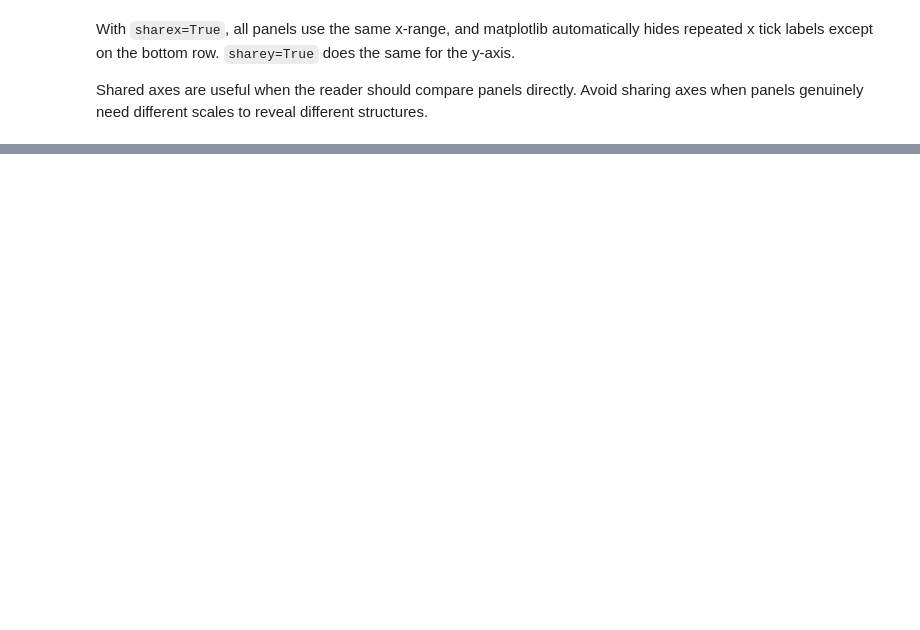
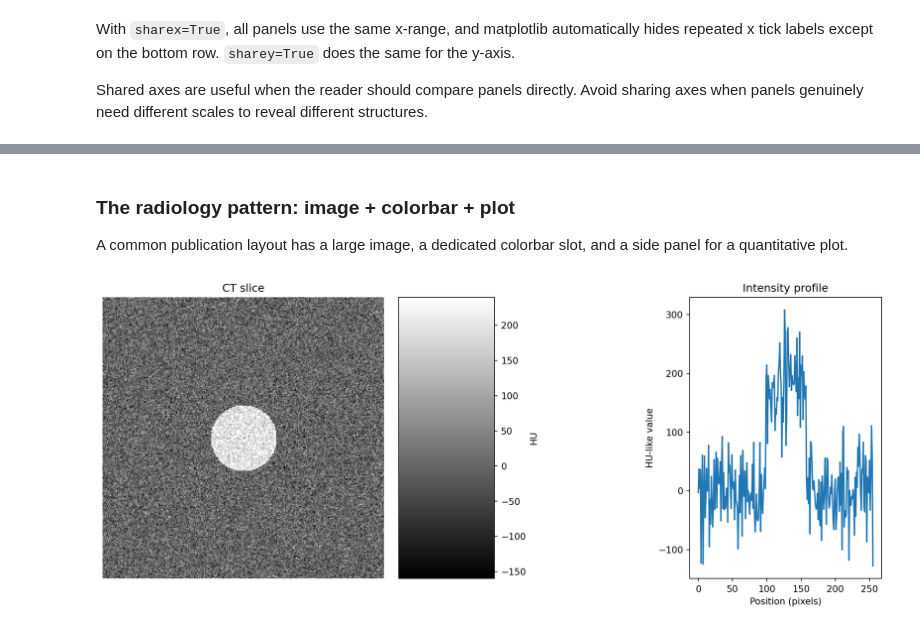
Before and after one commit to Lightbridge-KS/py-plot-notes, a Jupyter notebook: contents/matplotlib/m6-multi-panel-figures.ipynb, the cells around one changed output, grey strips where cells are left out. Saved outputs shown, nothing was run; the diff lists cells and outputs as text; code cells hidden in the pictures; blank space fills up the shorter version.

```diff
--- a/contents/matplotlib/m6-multi-panel-figures.ipynb
+++ b/contents/matplotlib/m6-multi-panel-figures.ipynb
@@ -180,0 +248,36 @@ Shared axes are useful when the reader should compare panels directly. Avoid sha
+# %% [markdown]
+### The radiology pattern: image + colorbar + plot
+
+A common publication layout has a large image, a dedicated colorbar slot, and a side panel for a quantitative plot.
+# %%
+slice_2d = rng.normal(0, 50, (256, 256))
+yy, xx = np.ogrid[:256, :256]
+slice_2d[(xx - 128) ** 2 + (yy - 128) ** 2 < 30 ** 2] += 200
+profile_x = np.arange(slice_2d.shape[1])
+profile_y = slice_2d[128, :]
+
+fig, axd = plt.subplot_mosaic(
+    """
+    IIIC.PP
+    IIIC.PP
+    IIIC.PP
+    """,
+    figsize=(12, 5),
+    gridspec_kw={"wspace": 0.1},
+    layout="constrained",
+)
+
+im = axd["I"].imshow(slice_2d, cmap="gray", vmin=-160, vmax=240)
+axd["I"].set_title("CT slice")
+axd["I"].axis("off")
+
+fig.colorbar(im, cax=axd["C"], label="HU")
+
+axd["P"].plot(profile_x, profile_y)
+axd["P"].set_title("Intensity profile")
+axd["P"].set_xlabel("Position (pixels)")
+axd["P"].set_ylabel("HU-like value")
+
+plt.show()
+# %% [output]
+[figure, added]
```
Also changed, not shown: parts of 24 cells of this notebook, 9 other files.
